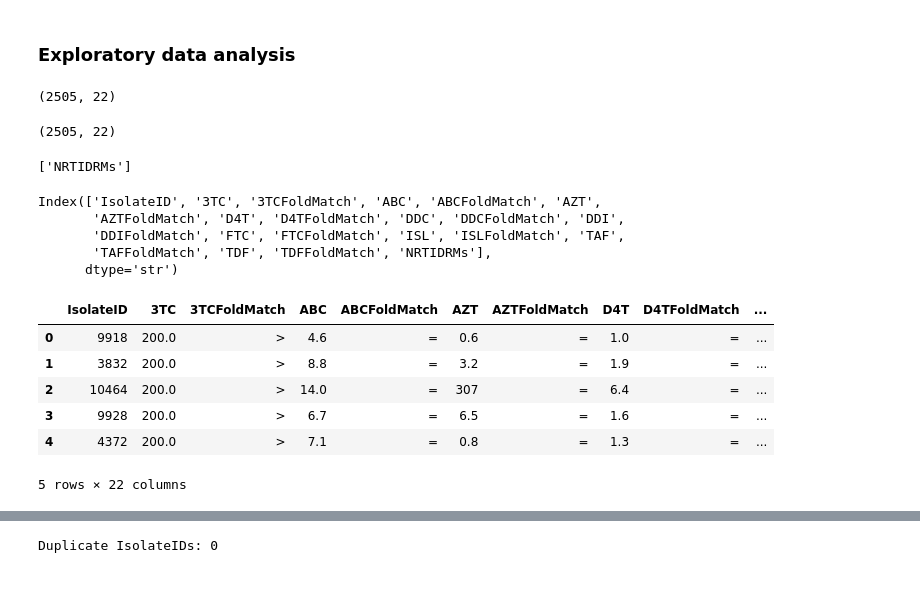
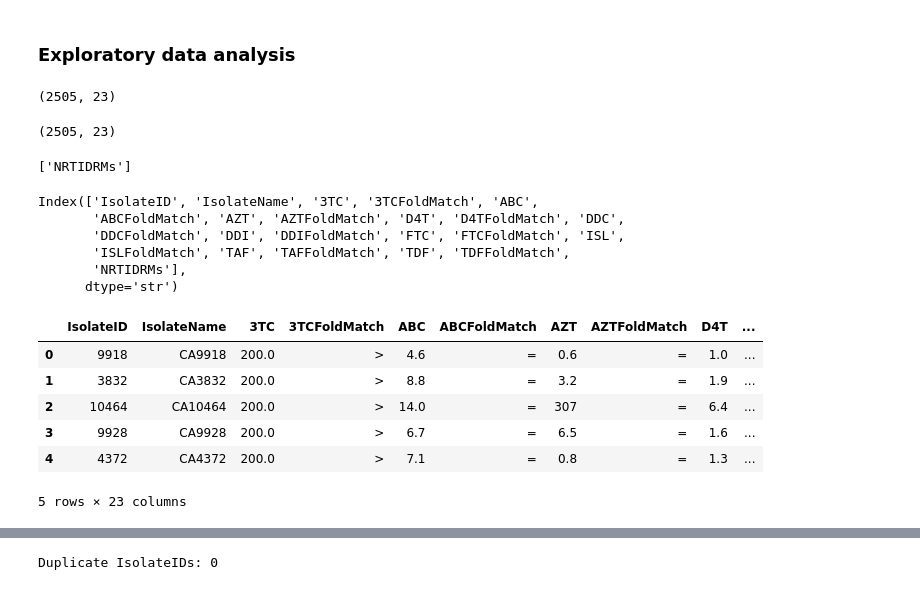
Before and after one commit to NoelOkumu/Eneza-Data-Science-Residential-training-2026, a Jupyter notebook: Day1/mutatio_profile1.ipynb, the cells around one changed output, grey strips where cells are left out. Saved outputs shown, nothing was run; the diff lists cells and outputs as text; code cells hidden in the pictures.

```diff
--- a/Day1/mutatio_profile1.ipynb
+++ b/Day1/mutatio_profile1.ipynb
@@ -30,26 +37,26 @@ df_clean.head()
 ### Exploratory data analysis
 # %%
 #DRop columns we don't need in the training
-df_clean = df.drop(columns = ["RefID","Species","Type", "Method", "NNRTIDRMs", 'CompleteMutationListAvailable', 'Author','NonDRMs', 'Author','RefYear', 'MedlineID', 'Title',  'PtID', 'IsolateName'])
-df_clean.head(n = 300)
+df2 = df.drop(columns = ["RefID","Species","Type", "Method", "NNRTIDRMs", 'CompleteMutationListAvailable', 'Author','NonDRMs', 'Author','RefYear', 'MedlineID', 'Title',  'PtID'])
+df2.head(n = 300)
 
 #Remove Protease positions
 
-df_clean = df_clean.loc[:, ~df_clean.columns.str.match(r"^P\d+$")]
-df_clean.head()
-df_clean.shape
+df2 = df2.loc[:, ~df2.columns.str.match(r"^P\d+$")]
+df2.head()
+df2.shape
 # %% [output]
-(2505, 22)
+(2505, 23)
 # %%
 # Explore the data
-#df_clean.describe()
+#df2.describe()
 
-#df_clean.info()
+#df2.info()
 
-df_clean.columns
+df2.columns
 
-df_clean.shape
+df2.shape
 # %% [output]
-(2505, 22)
+(2505, 23)
 # %%
 # Find reverse transcriptase columns
@@ -58,24 +65,25 @@ df_clean.shape
 ['NRTIDRMs']
 # %%
 #Check which columns retained
-df_clean.columns
+df2.columns
 # %% [output]
-Index(['IsolateID', '3TC', '3TCFoldMatch', 'ABC', 'ABCFoldMatch', 'AZT',
-       'AZTFoldMatch', 'D4T', 'D4TFoldMatch', 'DDC', 'DDCFoldMatch', 'DDI',
-       'DDIFoldMatch', 'FTC', 'FTCFoldMatch', 'ISL', 'ISLFoldMatch', 'TAF',
-       'TAFFoldMatch', 'TDF', 'TDFFoldMatch', 'NRTIDRMs'],
+Index(['IsolateID', 'IsolateName', '3TC', '3TCFoldMatch', 'ABC',
+       'ABCFoldMatch', 'AZT', 'AZTFoldMatch', 'D4T', 'D4TFoldMatch', 'DDC',
+       'DDCFoldMatch', 'DDI', 'DDIFoldMatch', 'FTC', 'FTCFoldMatch', 'ISL',
+       'ISLFoldMatch', 'TAF', 'TAFFoldMatch', 'TDF', 'TDFFoldMatch',
+       'NRTIDRMs'],
       dtype='str')
 # %%
 #View data
-df_clean.head()
+df2.head()
 # %% [output]
-|  | IsolateID | 3TC | 3TCFoldMatch | ABC | ABCFoldMatch | AZT | AZTFoldMatch | D4T | D4TFoldMatch | ... |
-| 0 | 9918 | 200.0 | > | 4.6 | = | 0.6 | = | 1.0 | = | ... |
-| 1 | 3832 | 200.0 | > | 8.8 | = | 3.2 | = | 1.9 | = | ... |
-| 2 | 10464 | 200.0 | > | 14.0 | = | 307 | = | 6.4 | = | ... |
-| 3 | 9928 | 200.0 | > | 6.7 | = | 6.5 | = | 1.6 | = | ... |
-| 4 | 4372 | 200.0 | > | 7.1 | = | 0.8 | = | 1.3 | = | ... |
+|  | IsolateID | IsolateName | 3TC | 3TCFoldMatch | ABC | ABCFoldMatch | AZT | AZTFoldMatch | D4T | ... |
+| 0 | 9918 | CA9918 | 200.0 | > | 4.6 | = | 0.6 | = | 1.0 | ... |
+| 1 | 3832 | CA3832 | 200.0 | > | 8.8 | = | 3.2 | = | 1.9 | ... |
+| 2 | 10464 | CA10464 | 200.0 | > | 14.0 | = | 307 | = | 6.4 | ... |
+| 3 | 9928 | CA9928 | 200.0 | > | 6.7 | = | 6.5 | = | 1.6 | ... |
+| 4 | 4372 | CA4372 | 200.0 | > | 7.1 | = | 0.8 | = | 1.3 | ... |
-5 rows × 22 columns
+5 rows × 23 columns
 # %%
 #Identifying unique mutations in the dataset
 
```
Also changed, not shown: parts of 33 cells of this notebook, 1 other file.
